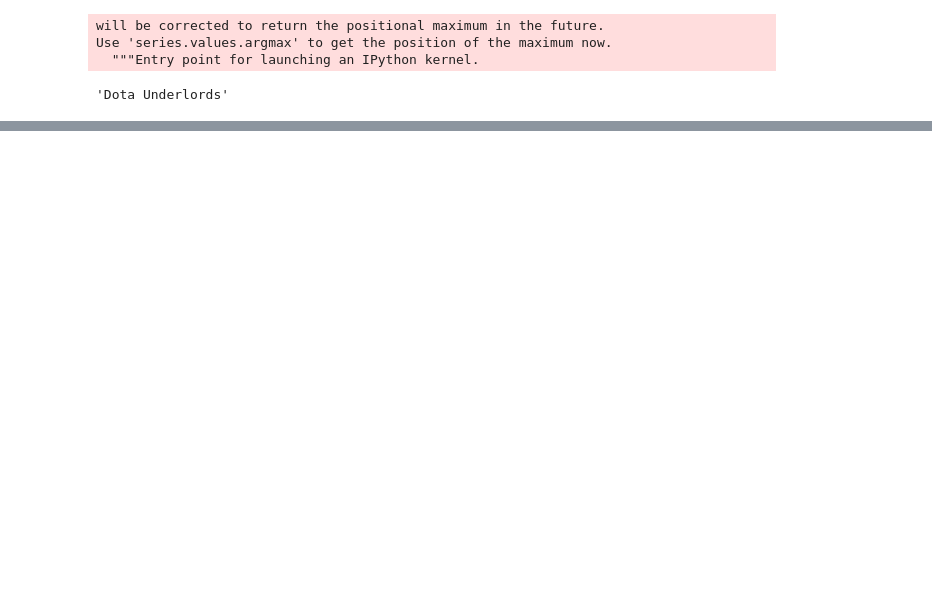
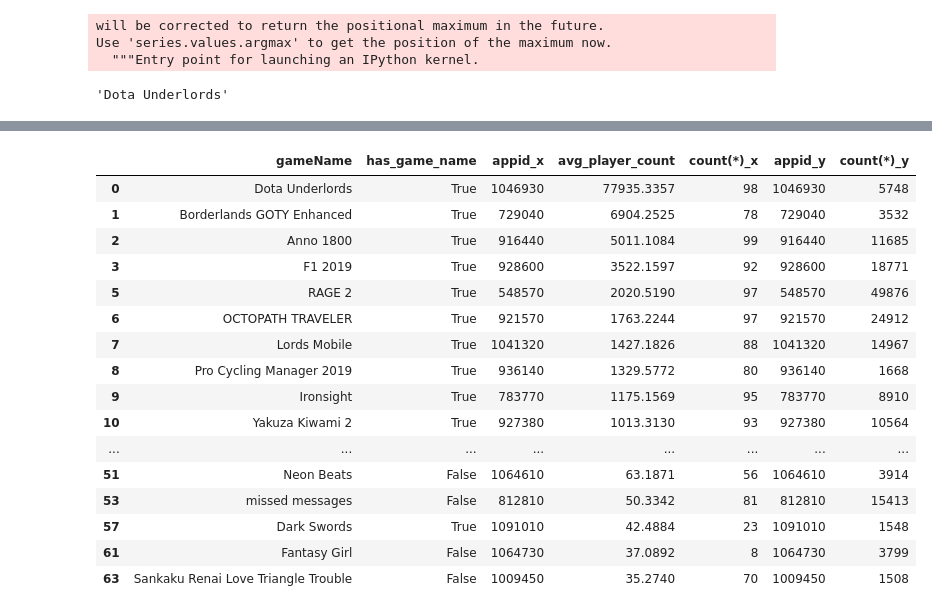
Before and after one commit to 21jun/python-mysql-connector, a Jupyter notebook: Untitled3.ipynb, the cells around one changed output, grey strips where cells are left out. Saved outputs shown, nothing was run; the diff lists cells and outputs as text; code cells hidden in the pictures; blank space fills up the shorter version.

```diff
--- a/Untitled3.ipynb
+++ b/Untitled3.ipynb
@@ -401,0 +362,20 @@ Name: Esports Life Tycoon, dtype: float64
+# %%
+df4[df4['count(*)_y'] > 1000] # 필터링후 댓글 개수가 1000개 이상인 경우만
+# %% [output]
+|  | gameName | has_game_name | appid_x | avg_player_count | count(*)_x | appid_y | count(*)_y |
+| 0 | Dota Underlords | True | 1046930 | 77935.3357 | 98 | 1046930 | 5748 |
+| 1 | Borderlands GOTY Enhanced | True | 729040 | 6904.2525 | 78 | 729040 | 3532 |
+| 2 | Anno 1800 | True | 916440 | 5011.1084 | 99 | 916440 | 11685 |
+| 3 | F1 2019 | True | 928600 | 3522.1597 | 92 | 928600 | 18771 |
+| 5 | RAGE 2 | True | 548570 | 2020.5190 | 97 | 548570 | 49876 |
+| 6 | OCTOPATH TRAVELER | True | 921570 | 1763.2244 | 97 | 921570 | 24912 |
+| 7 | Lords Mobile | True | 1041320 | 1427.1826 | 88 | 1041320 | 14967 |
+| 8 | Pro Cycling Manager 2019 | True | 936140 | 1329.5772 | 80 | 936140 | 1668 |
+| 9 | Ironsight | True | 783770 | 1175.1569 | 95 | 783770 | 8910 |
+| 10 | Yakuza Kiwami 2 | True | 927380 | 1013.3130 | 93 | 927380 | 10564 |
+| ... | ... | ... | ... | ... | ... | ... | ... |
+| 51 | Neon Beats | False | 1064610 | 63.1871 | 56 | 1064610 | 3914 |
+| 53 | missed messages | False | 812810 | 50.3342 | 81 | 812810 | 15413 |
+| 57 | Dark Swords | True | 1091010 | 42.4884 | 23 | 1091010 | 1548 |
+| 61 | Fantasy Girl | False | 1064730 | 37.0892 | 8 | 1064730 | 3799 |
+| 63 | Sankaku Renai Love Triangle Trouble | False | 1009450 | 35.2740 | 70 | 1009450 | 1508 |
```
Also changed, not shown: parts of 48 cells of this notebook, 4 other files.
